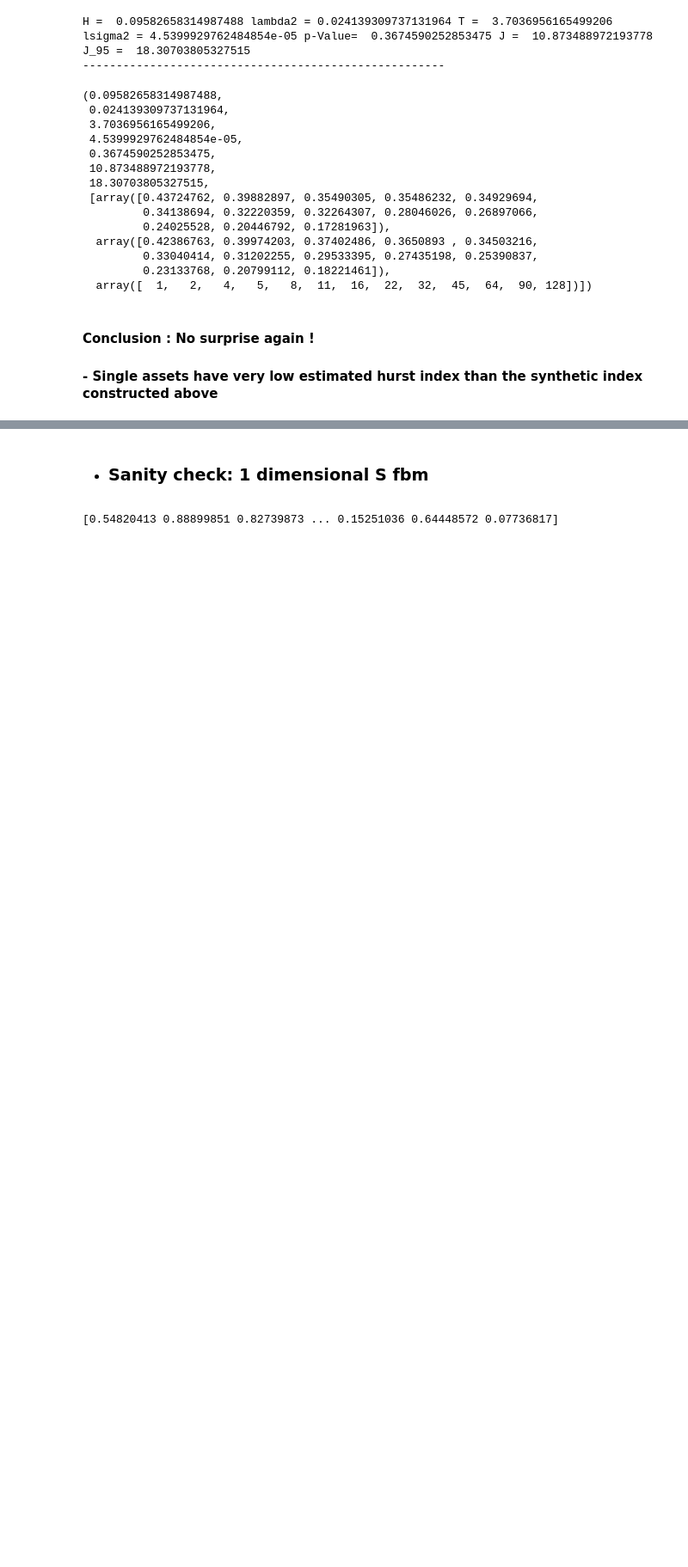
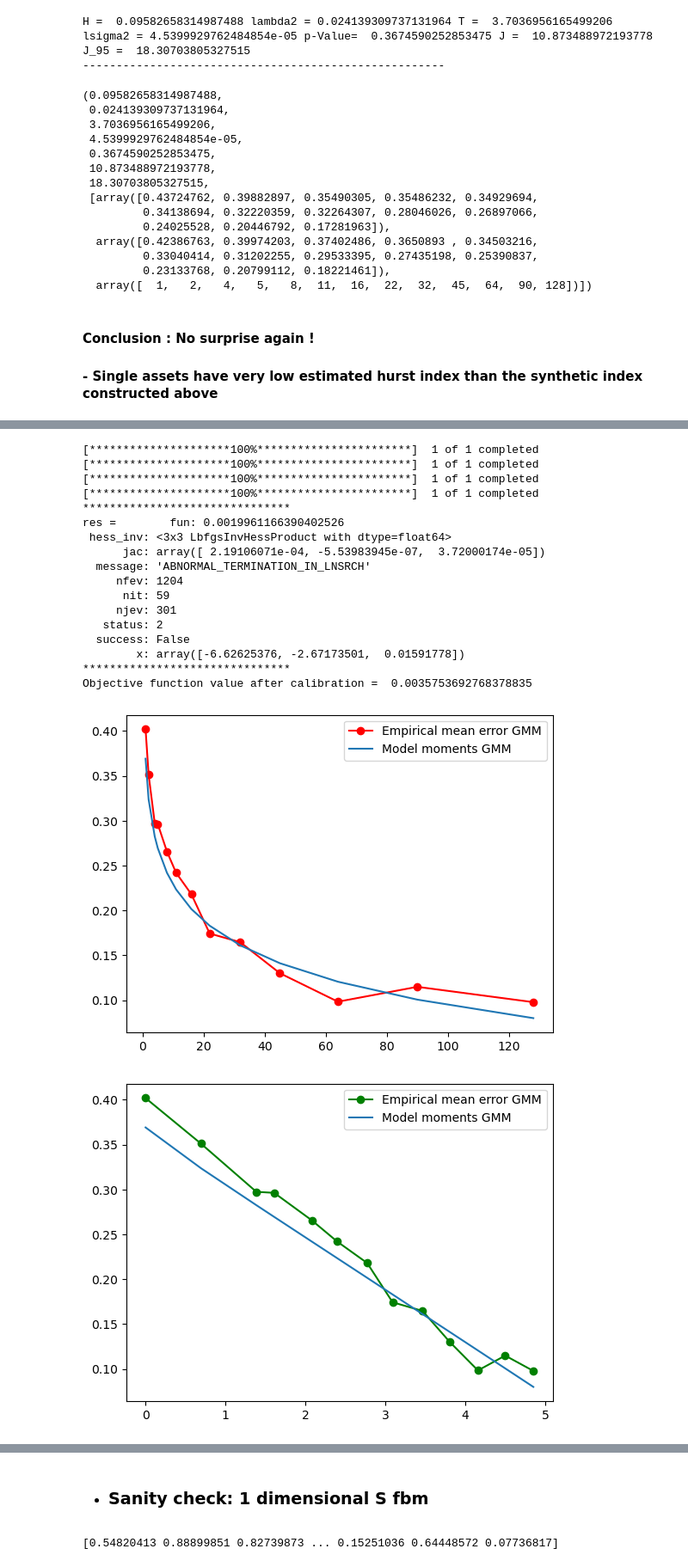
Before and after one commit to Othmane-ZARHALI/PhDThesisRepo, a Jupyter notebook: Indices vs stocks hurst index GMM estimates/HurststockVSindexlogSfbm.ipynb, the cells around one changed output, grey strips where cells are left out. Shown at 86% size. Saved outputs shown, nothing was run; the diff lists cells and outputs as text; code cells hidden in the pictures; blank space fills up the shorter version.

```diff
--- a/Indices vs stocks hurst index GMM estimates/HurststockVSindexlogSfbm.ipynb
+++ b/Indices vs stocks hurst index GMM estimates/HurststockVSindexlogSfbm.ipynb
@@ -574,0 +647,25 @@ H =  0.09582658314987488 lambda2 = 0.024139309737131964 T =  3.7036956165499206
+# %%
+weights = [0.15,0.65,0.1,0.1]
+logvol_synthetic_index_yf = realized_vol_data_obj_yf.LogVolSyntheticIndexFromData(['AMZN','TSLA','NVDA','AAPL'],weights)
+GMM_obj_synthetic_index = GMM()
+GMM_obj_synthetic_index.ComputeParamsGMM(logvol_synthetic_index_yf)
+# %% [output]
+[*********************100%***********************]  1 of 1 completed
+[*********************100%***********************]  1 of 1 completed
+[*********************100%***********************]  1 of 1 completed
+[*********************100%***********************]  1 of 1 completed
+*******************************
+res =        fun: 0.0019961166390402526
+ hess_inv: <3x3 LbfgsInvHessProduct with dtype=float64>
+      jac: array([ 2.19106071e-04, -5.53983945e-07,  3.72000174e-05])
+  message: 'ABNORMAL_TERMINATION_IN_LNSRCH'
+     nfev: 1204
+      nit: 59
+     njev: 301
+   status: 2
+  success: False
+        x: array([-6.62625376, -2.67173501,  0.01591778])
+*******************************
+Objective function value after calibration =  0.0035753692768378835
+[figure, added]
+[figure, added]
```
Also changed, not shown: parts of 22 cells of this notebook, 4 other files.
